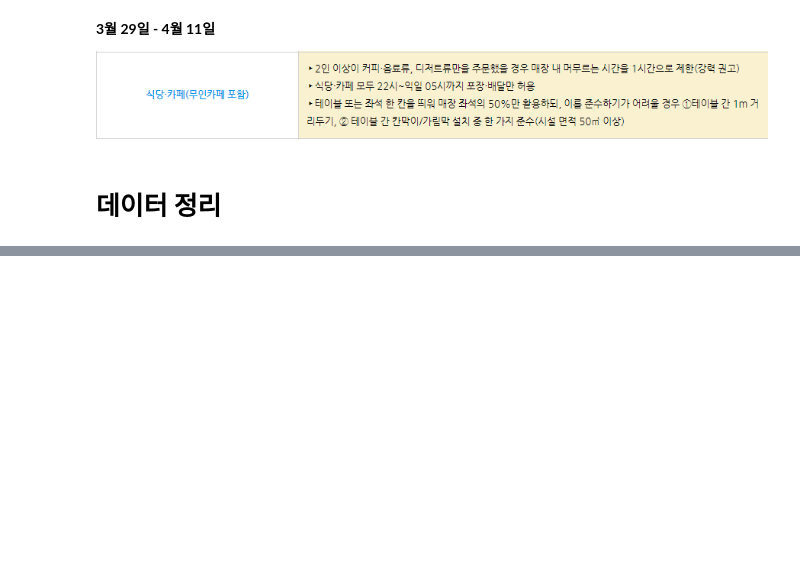
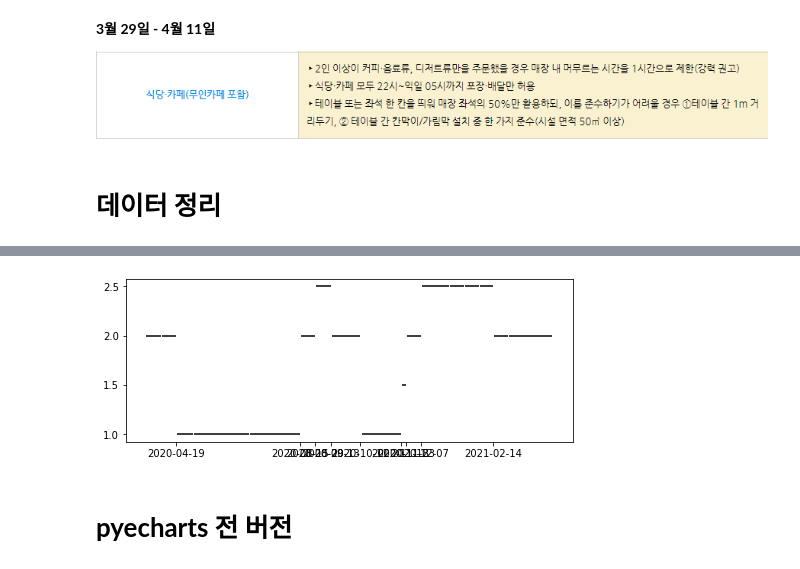
Before and after one commit to solee328/LikeLion_EDA, a Jupyter notebook: policy.ipynb, the cells around one changed output, grey strips where cells are left out. Saved outputs shown, nothing was run; the diff lists cells and outputs as text; code cells hidden in the pictures; blank space fills up the shorter version.

```diff
--- a/policy.ipynb
+++ b/policy.ipynb
@@ -184,0 +196,12 @@ No handles with labels found to put in legend.
+# %%
+fig = plt.figure(figsize=(8, 3))
+ax = fig.add_subplot(111)
+ax = ax.xaxis_date()
+xlabel = pd.to_datetime(xlabel)
+plt.xticks(xlabel)
+plt.yticks([1, 1.5, 2, 2.5])
+ax = plt.hlines(data['Level'], dt.date2num(start_date), dt.date2num(end_date))
+# %% [output]
+[figure, added]
+# %% [markdown]
+# **pyecharts 전 버전**
```
Also changed, not shown: parts of 11 cells of this notebook.
